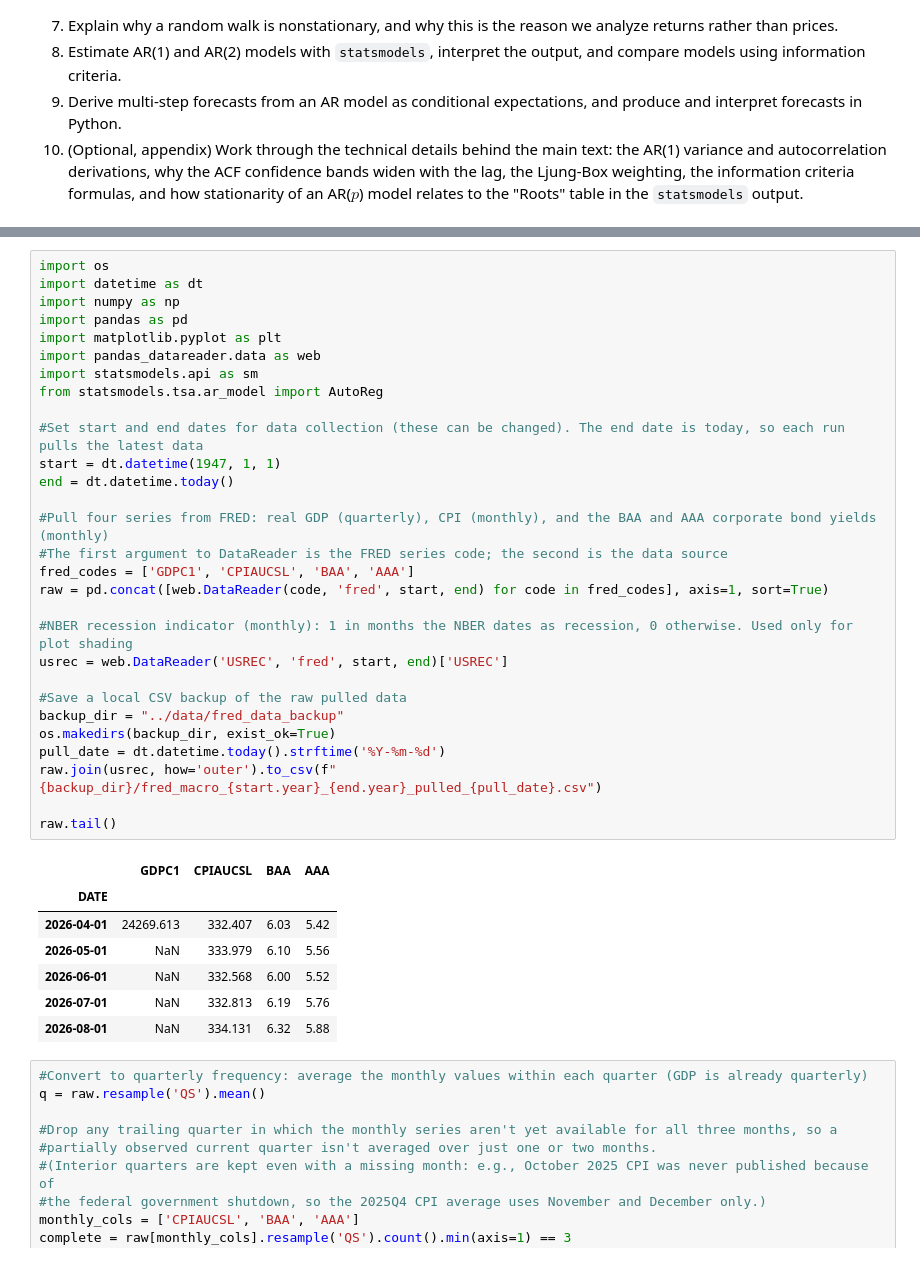
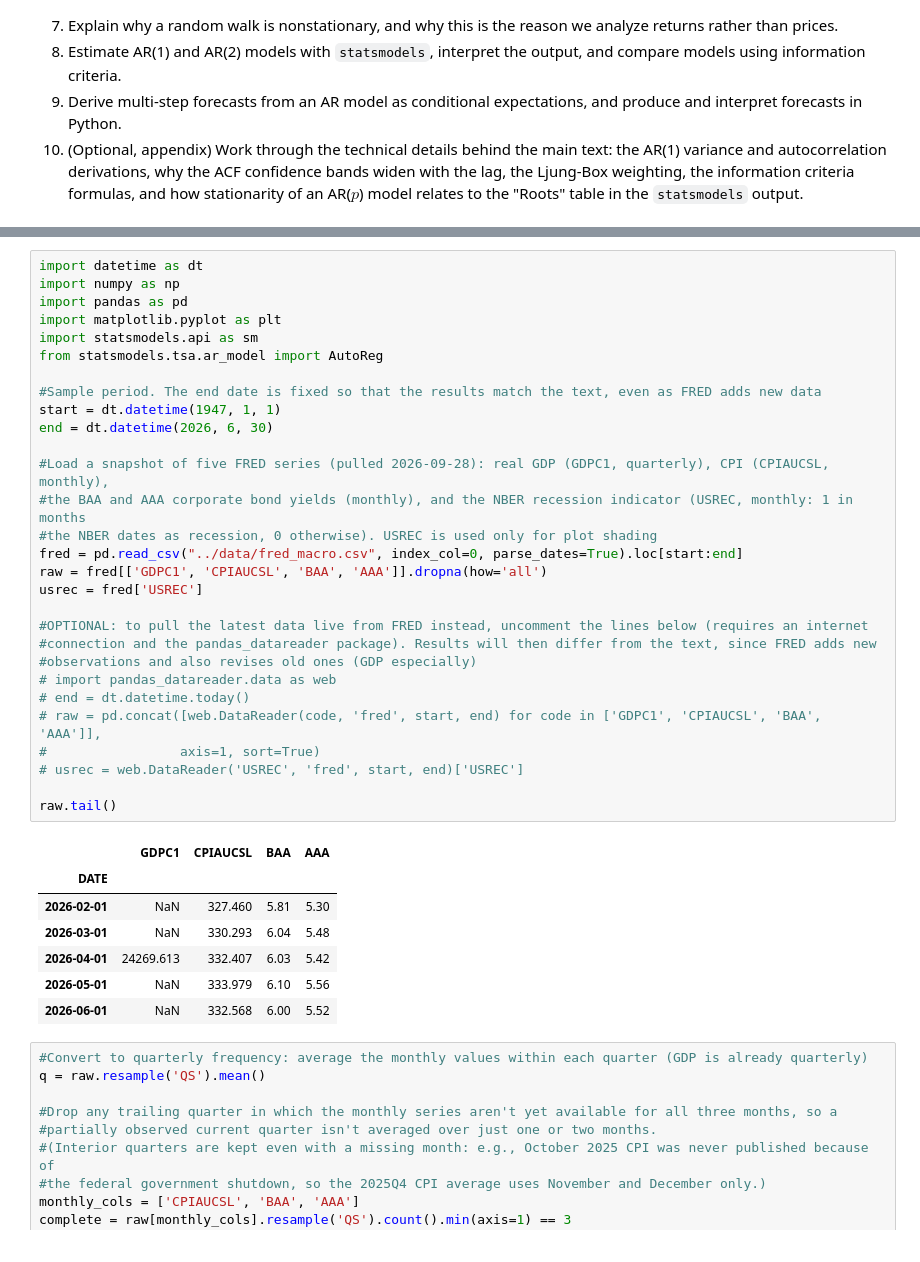
Before and after one commit to bradleypaye/fin4414, a Jupyter notebook: notebooks/TimeSeries.ipynb, the cells around one changed output, grey strips where cells are left out. Drawn from its saved outputs; the diff is of its cells as text.

```diff
--- a/notebooks/TimeSeries.ipynb
+++ b/notebooks/TimeSeries.ipynb
@@ -46,40 +46,40 @@ Each series is a **time series** which is, informally, a time-ordered sequence o
 # %%
-import os
 import datetime as dt
 import numpy as np
 import pandas as pd
 import matplotlib.pyplot as plt
-import pandas_datareader.data as web
 import statsmodels.api as sm
 from statsmodels.tsa.ar_model import AutoReg
 
-#Set start and end dates for data collection (these can be changed). The end date is today, so each run pulls the latest data
+#Sample period. The end date is fixed so that the results match the text, even as FRED adds new data
 start = dt.datetime(1947, 1, 1)
-end = dt.datetime.today()
+end = dt.datetime(2026, 6, 30)
 
-#Pull four series from FRED: real GDP (quarterly), CPI (monthly), and the BAA and AAA corporate bond yields (monthly)
-#The first argument to DataReader is the FRED series code; the second is the data source
-fred_codes = ['GDPC1', 'CPIAUCSL', 'BAA', 'AAA']
-raw = pd.concat([web.DataReader(code, 'fred', start, end) for code in fred_codes], axis=1, sort=True)
+#Load a snapshot of five FRED series (pulled 2026-09-28): real GDP (GDPC1, quarterly), CPI (CPIAUCSL, monthly),
+#the BAA and AAA corporate bond yields (monthly), and the NBER recession indicator (USREC, monthly: 1 in months
+#the NBER dates as recession, 0 otherwise). USREC is used only for plot shading
+fred = pd.read_csv("../data/fred_macro.csv", index_col=0, parse_dates=True).loc[start:end]
+raw = fred[['GDPC1', 'CPIAUCSL', 'BAA', 'AAA']].dropna(how='all')
+usrec = fred['USREC']
 
-#NBER recession indicator (monthly): 1 in months the NBER dates as recession, 0 otherwise. Used only for plot shading
-usrec = web.DataReader('USREC', 'fred', start, end)['USREC']
-
-#Save a local CSV backup of the raw pulled data
-backup_dir = "../data/fred_data_backup"
-os.makedirs(backup_dir, exist_ok=True)
-pull_date = dt.datetime.today().strftime('%Y-%m-%d')
-raw.join(usrec, how='outer').to_csv(f"{backup_dir}/fred_macro_{start.year}_{end.year}_pulled_{pull_date}.csv")
+#OPTIONAL: to pull the latest data live from FRED instead, uncomment the lines below (requires an internet
+#connection and the pandas_datareader package). Results will then differ from the text, since FRED adds new
+#observations and also revises old ones (GDP especially)
+# import pandas_datareader.data as web
+# end = dt.datetime.today()
+# raw = pd.concat([web.DataReader(code, 'fred', start, end) for code in ['GDPC1', 'CPIAUCSL', 'BAA', 'AAA']],
+#                 axis=1, sort=True)
+# usrec = web.DataReader('USREC', 'fred', start, end)['USREC']
 
 raw.tail()
 # %% [output]
 |  | GDPC1 | CPIAUCSL | BAA | AAA |
 | DATE |  |  |  |  |
+| 2026-02-01 | NaN | 327.460 | 5.81 | 5.30 |
+| 2026-03-01 | NaN | 330.293 | 6.04 | 5.48 |
 | 2026-04-01 | 24269.613 | 332.407 | 6.03 | 5.42 |
 | 2026-05-01 | NaN | 333.979 | 6.10 | 5.56 |
 | 2026-06-01 | NaN | 332.568 | 6.00 | 5.52 |
-| 2026-07-01 | NaN | 332.813 | 6.19 | 5.76 |
-| 2026-08-01 | NaN | 334.131 | 6.32 | 5.88 |
 # %%
 #Convert to quarterly frequency: average the monthly values within each quarter (GDP is already quarterly)
 q = raw.resample('QS').mean()
```
Also changed, not shown: parts of 7 cells of this notebook, 3 other files.
